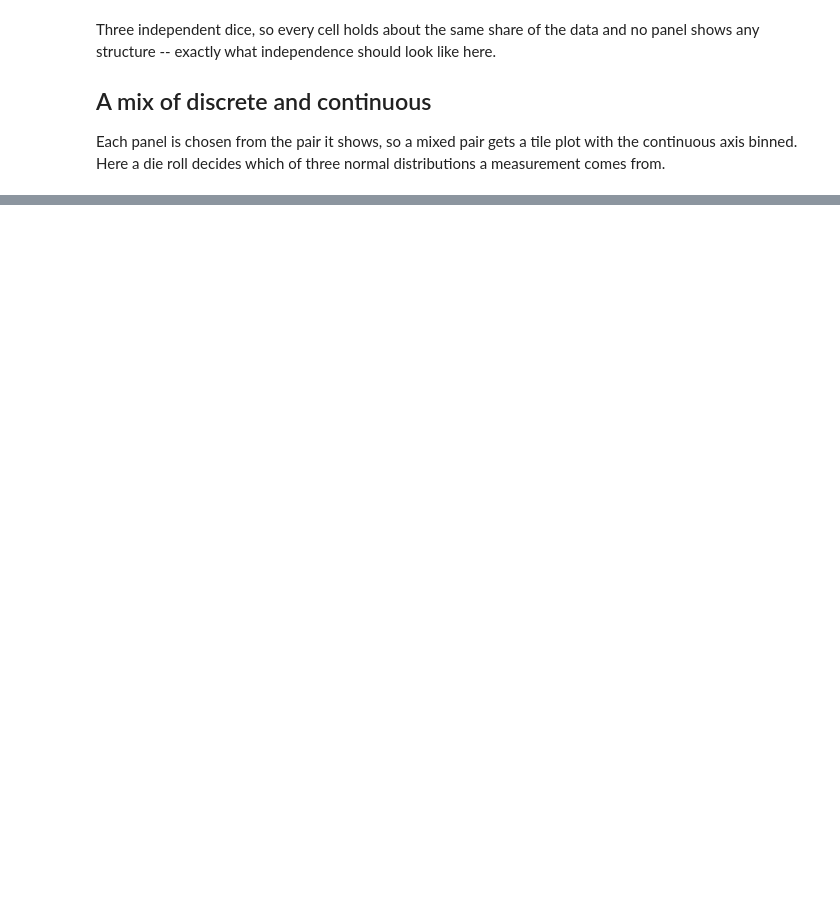
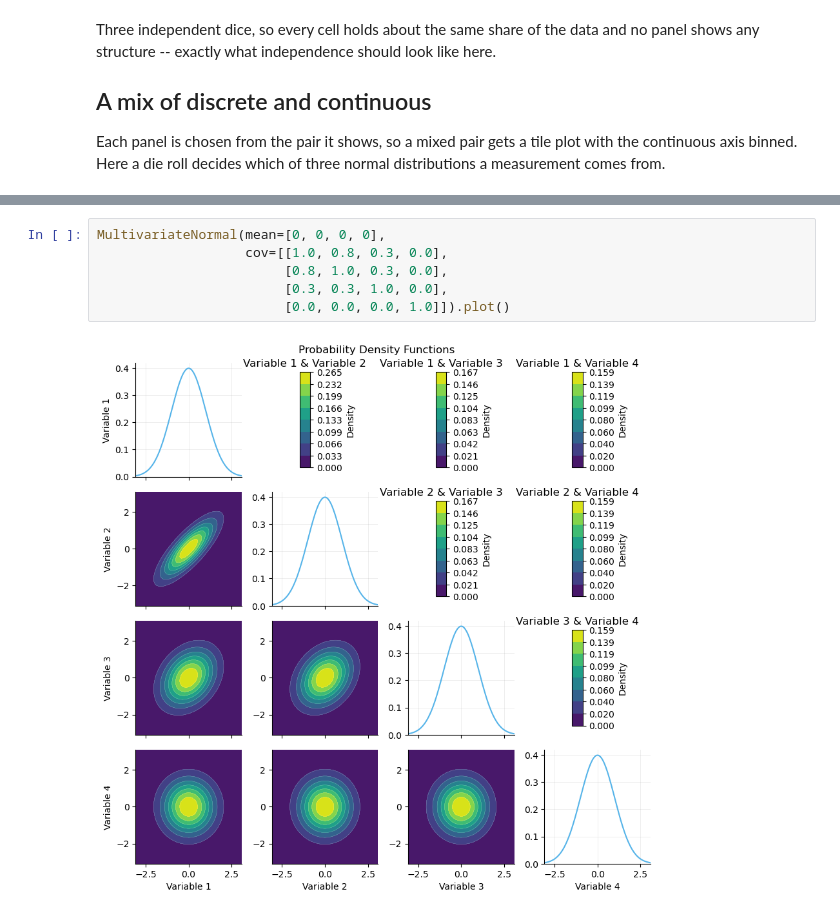
Before and after one commit to calpoly-symbulate/symbulate, a Jupyter notebook: team/simulated_pairs_plot_demo.ipynb, the cells around one changed output, grey strips where cells are left out. Drawn from its saved outputs; the diff is of its cells as text; blank space fills up the shorter version.

```diff
--- a/team/simulated_pairs_plot_demo.ipynb
+++ b/team/simulated_pairs_plot_demo.ipynb
@@ -117,0 +135,8 @@ five.plot(dims=(0, 1, 2), type = "path")
+# %%
+MultivariateNormal(mean=[0, 0, 0, 0],
+                   cov=[[1.0, 0.8, 0.3, 0.0],
+                        [0.8, 1.0, 0.3, 0.0],
+                        [0.3, 0.3, 1.0, 0.0],
+                        [0.0, 0.0, 0.0, 1.0]]).plot()
+# %% [output]
+[figure, added]
```
Also changed, not shown: parts of 20 cells of this notebook, 14 other files.
